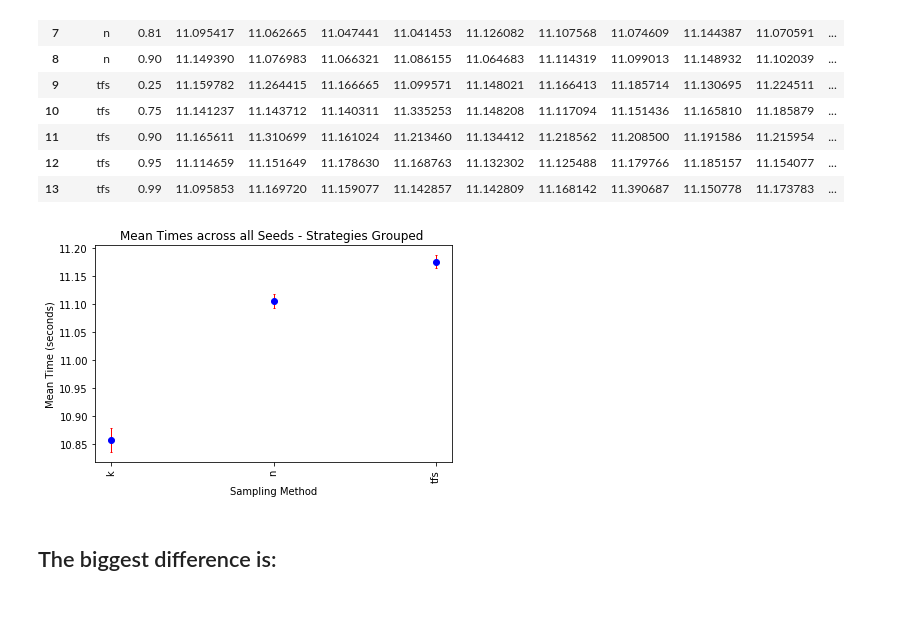
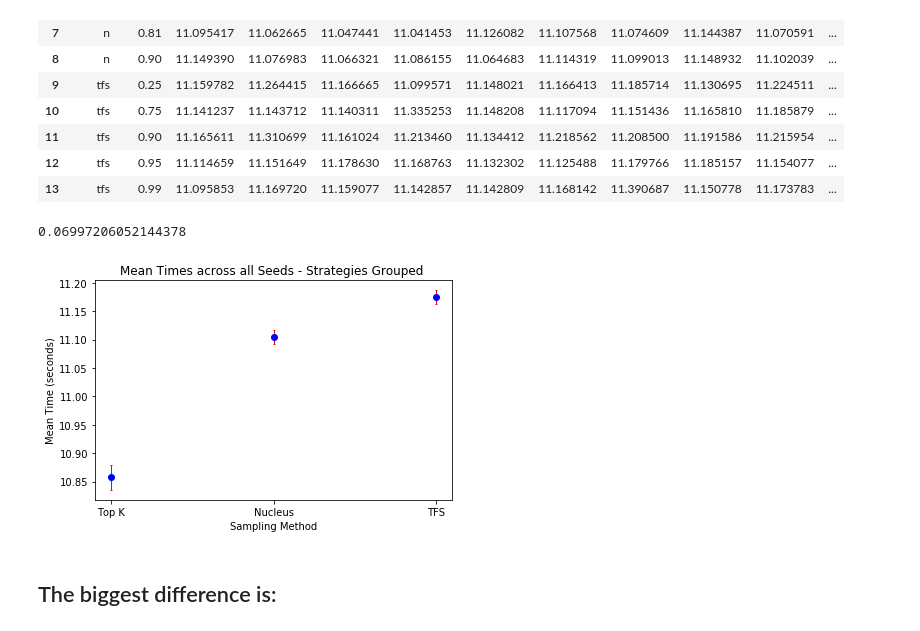
Before and after one commit to TrentBrick/tail-sampling, a Jupyter notebook: TimeCalculator.ipynb, the cells around one changed output. Cells and saved outputs as stored; diff of their text form; code cells hidden in the pictures.

```diff
--- a/TimeCalculator.ipynb
+++ b/TimeCalculator.ipynb
@@ -238,26 +238,39 @@ for key, inds in g.items():
 samp_means = dict()
 
 for k, v in samp_flat_vals.items():
-    samp_means[k] = (v.mean(), 1.96*(v.std() /np.sqrt(v.shape[0]) ) )
+
+    if k=='n':
+        key_label = "Nucleus"
+    elif k=='tfs':
+        key_label='TFS'
+    elif k=='k':
+        key_label='Top K'
+
+
+    samp_means[key_label] = (v.mean(), 1.96*(v.std() /np.sqrt(v.shape[0]) ) )
 # %%
 samp_means = pd.DataFrame(samp_means).T
 # %%
 samp_means.reset_index(inplace=True)
 samp_means.columns = ['names', 'mean', 'err']
+# %%
+samp_means.iloc[2,1]  - samp_means.iloc[1,1]
+# %% [output]
+0.06997206052144378
 # %%
 plt.figure()
 x_pos = np.arange(samp_means.shape[0])
 plt.errorbar(x_pos, samp_means['mean'], samp_means['err'], ecolor='red', fmt='o', linewidth=1, capsize=1, color = 'blue')
 plt.xticks(x_pos, samp_means['names'])
 plt.ylabel('Mean Time (seconds)')
 plt.xlabel('Sampling Method')
-plt.xticks(rotation=90)
+#plt.xticks(rotation=90)
 plt.title('Mean Times across all Seeds - Strategies Grouped ')
 plt.tight_layout()
 plt.gcf().savefig('ImageOutputs/MeanTimesPerBatchStratGrouped.png',dpi=250)
 plt.show()
 # %% [output]
-[figure, old version]
+[figure, new version]
 # %% [markdown]
 ## The biggest difference is:
 # %%
```
Also changed, not shown: 5 other files.
